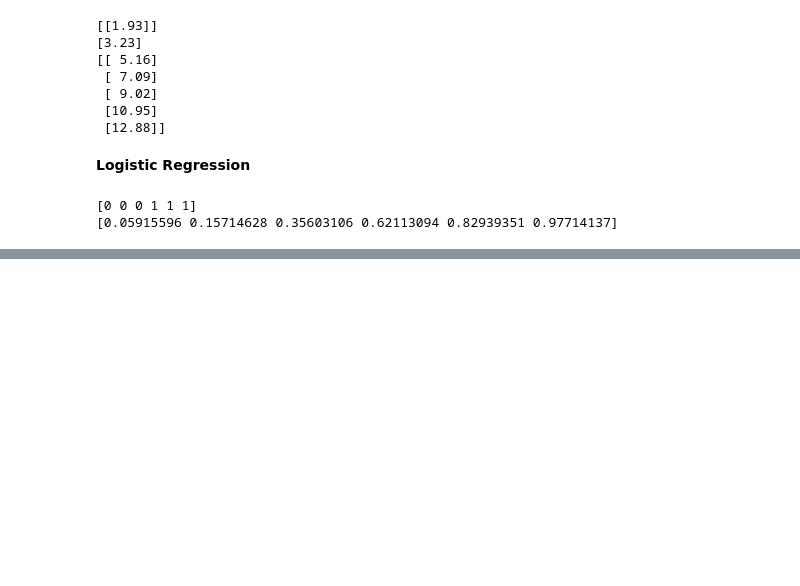
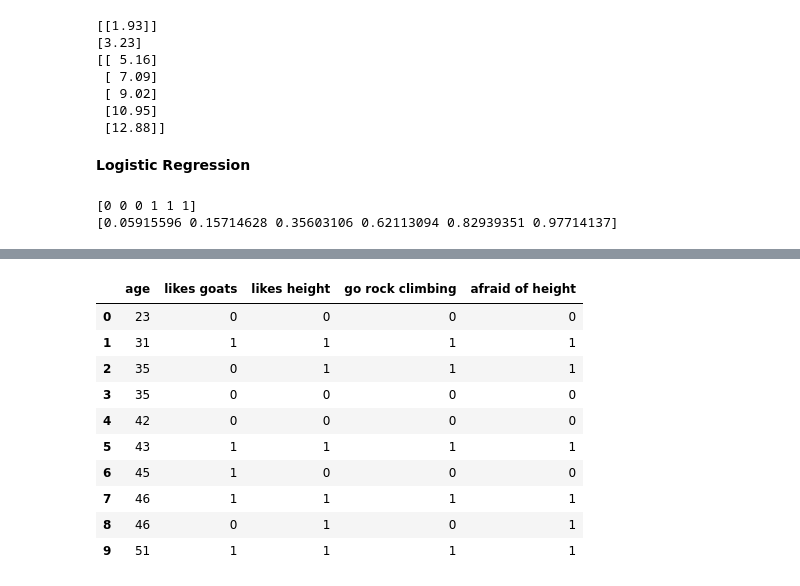
Before and after one commit to froukje/datamapu, a Jupyter notebook: notebooks/code_examples.ipynb, the cells around one changed output, grey strips where cells are left out. Cells and saved outputs as stored; diff of their text form; code cells hidden in the pictures; blank space fills up the shorter version.

```diff
--- a/notebooks/code_examples.ipynb
+++ b/notebooks/code_examples.ipynb
@@ -36,0 +62,22 @@ print(y_pred_proba[:,1])
+# %%
+# transfor data
+df.loc[df['likes goats']=='no', 'likes goats'] = 0
+df.loc[df['likes goats']=='yes', 'likes goats'] = 1
+df.loc[df['likes height']=='no', 'likes height'] = 0
+df.loc[df['likes height']=='yes', 'likes height'] = 1
+df.loc[df['go rock climbing']=='no', 'go rock climbing'] = 0
+df.loc[df['go rock climbing']=='yes', 'go rock climbing'] = 1
+df[['likes goats', 'likes height', 'go rock climbing']] = df[['likes goats', 'likes height', 'go rock climbing']].astype(int)
+df
+# %% [output]
+|  | age | likes goats | likes height | go rock climbing | afraid of height |
+| 0 | 23 | 0 | 0 | 0 | 0 |
+| 1 | 31 | 1 | 1 | 1 | 1 |
+| 2 | 35 | 0 | 1 | 1 | 1 |
+| 3 | 35 | 0 | 0 | 0 | 0 |
+| 4 | 42 | 0 | 0 | 0 | 0 |
+| 5 | 43 | 1 | 1 | 1 | 1 |
+| 6 | 45 | 1 | 0 | 0 | 0 |
+| 7 | 46 | 1 | 1 | 1 | 1 |
+| 8 | 46 | 0 | 1 | 0 | 1 |
+| 9 | 51 | 1 | 1 | 1 | 1 |
```
Also changed, not shown: parts of 6 cells of this notebook, 8 other files.
